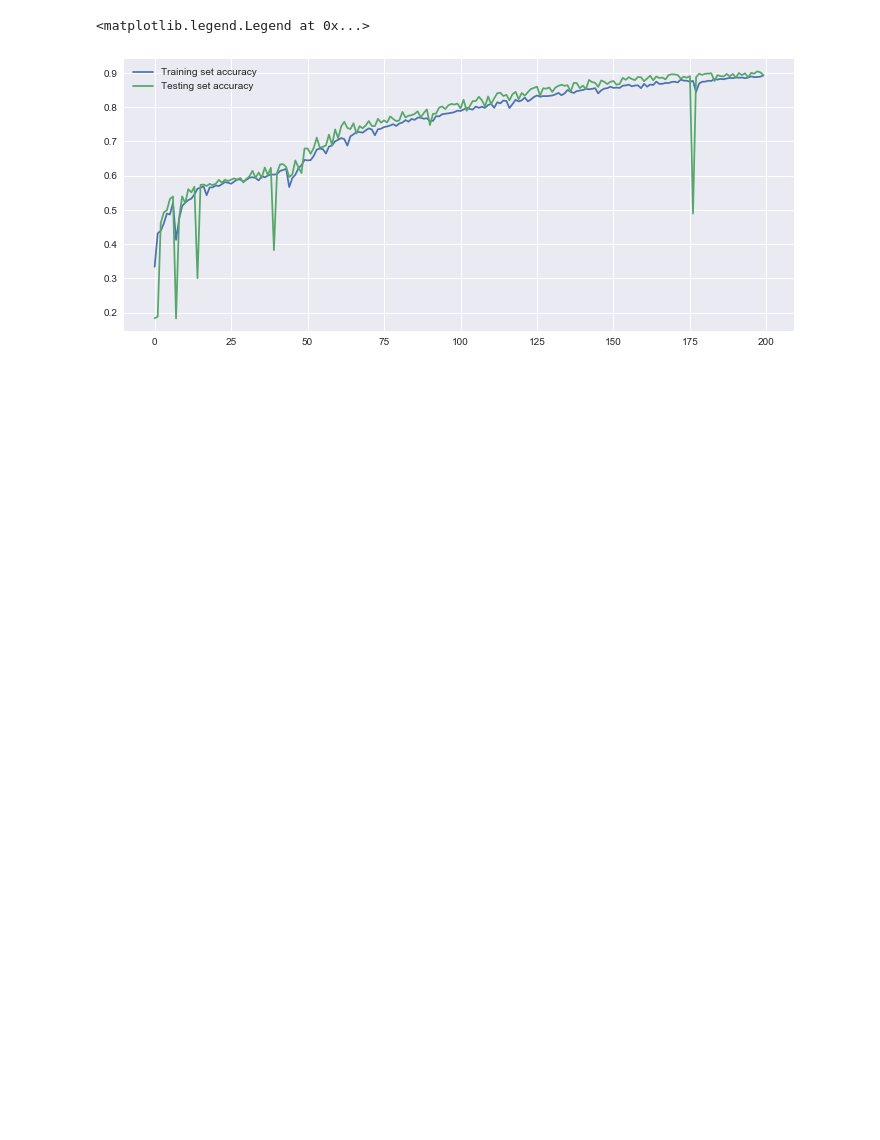
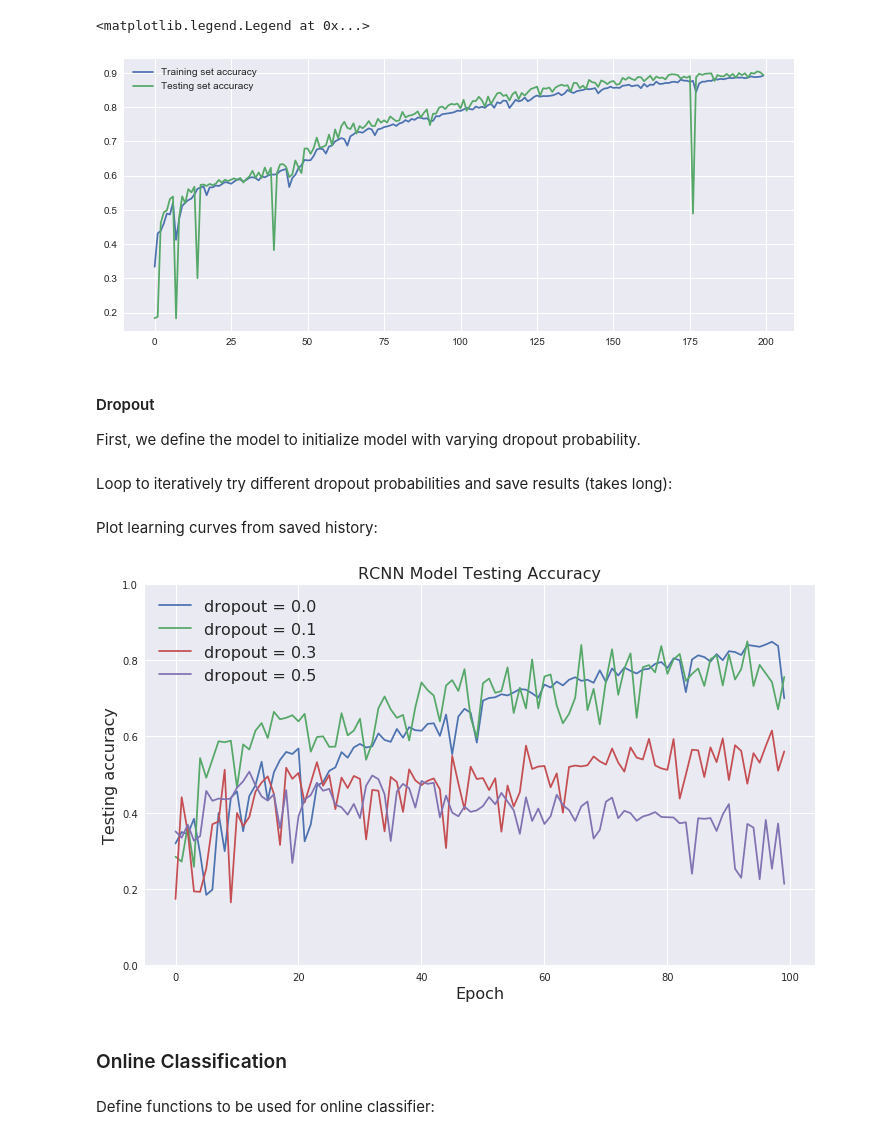
Before and after one commit to xuefeng7/AC209---final-project, a Jupyter notebook: src/main.ipynb, the cells around one changed output. Cells and saved outputs as stored; diff of their text form; code cells hidden in the pictures; blank space fills up the shorter version.

```diff
--- a/src/main.ipynb
+++ b/src/main.ipynb
@@ -425,3 +458,6 @@ plt.legend()
 # %% [output]
 <matplotlib.legend.Legend at 0x...>
 [figure]
+# %% [markdown]
+#### Dropout
+First, we define the model to initialize model with varying dropout probability.
@@ -427,0 +498,2 @@ plt.legend()
+# %% [markdown]
+Loop to iteratively try different dropout probabilities and save results (takes long):
@@ -427,0 +521,31 @@ plt.legend()
+# %% [markdown]
+Plot learning curves from saved history:
+# %%
+files = ['saved_history/dropout0.txt','saved_history/dropout1.txt','saved_history/dropout3.txt','saved_history/dropout5.txt']
+plt.figure(figsize=(12,7))
+for filename in files:
+    train_loss = []
+    train_acc = []
+    test_loss = []
+    test_acc = []
+    with open(filename, 'r') as outfile:
+        for line in outfile.readlines()[1::2]:
+            useful_info = line.split(":")[1:]
+            train_loss.append(float(useful_info[0].split()[0]))
+            train_acc.append(float(useful_info[1].split()[0]))
+            test_loss.append(float(useful_info[2].split()[0]))
+            test_acc.append(float(useful_info[3].split()[0]))
+    plt.plot(test_acc,label = 'dropout = 0.'+filename[-5])
+
+plt.title('RCNN Model Testing Accuracy',fontsize=16)
+plt.ylim(0,1)
+plt.ylabel('Testing accuracy',fontsize=16)
+plt.xlabel('Epoch',fontsize=16)
+plt.legend(fontsize=16)
+plt.show()
+# %% [output]
+[figure, added]
+# %% [markdown]
+### Online Classification
+# %% [markdown]
+Define functions to be used for online classifier:
```
Also changed, not shown: parts of 39 cells of this notebook, 7 other files.
